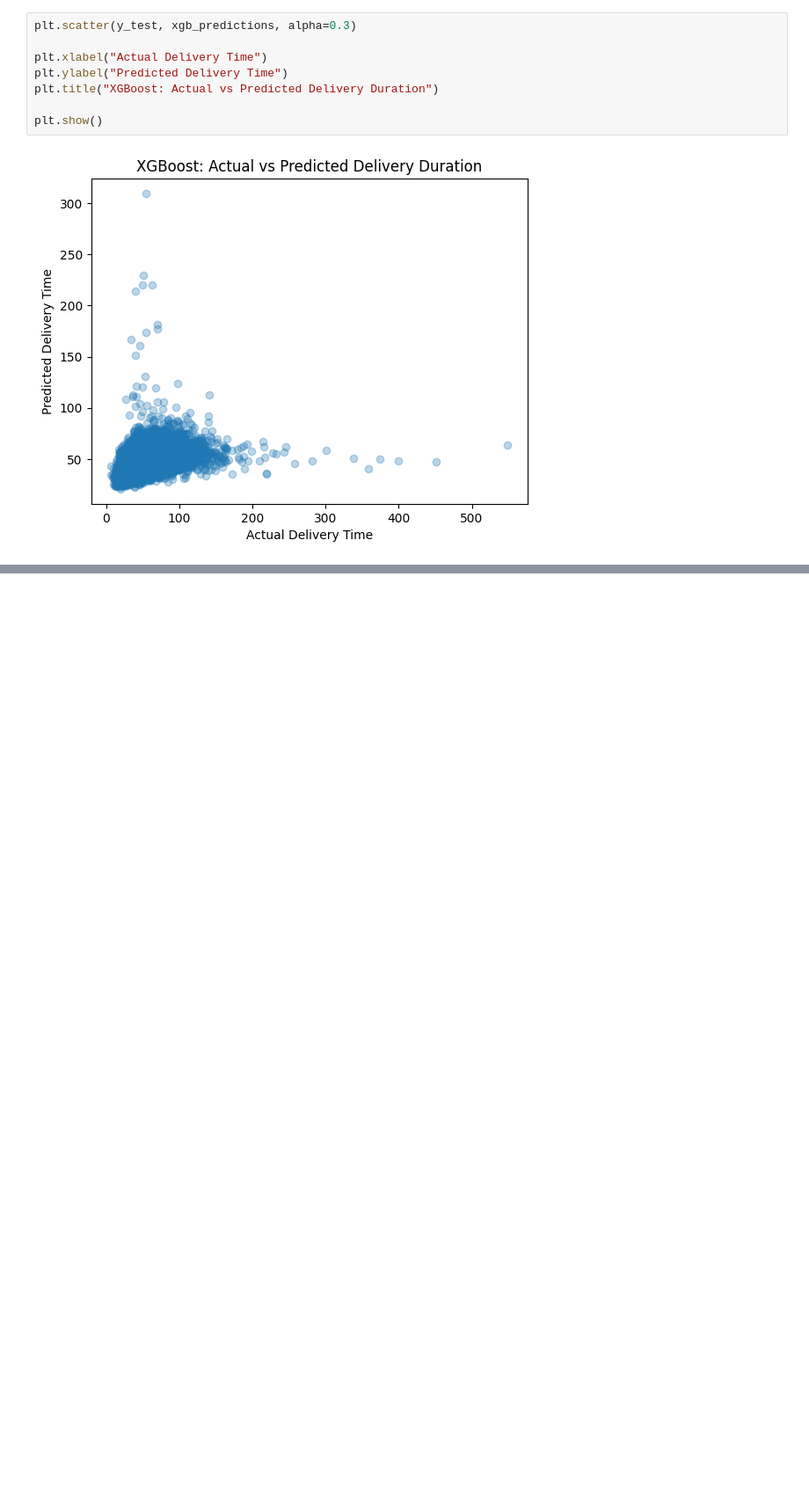
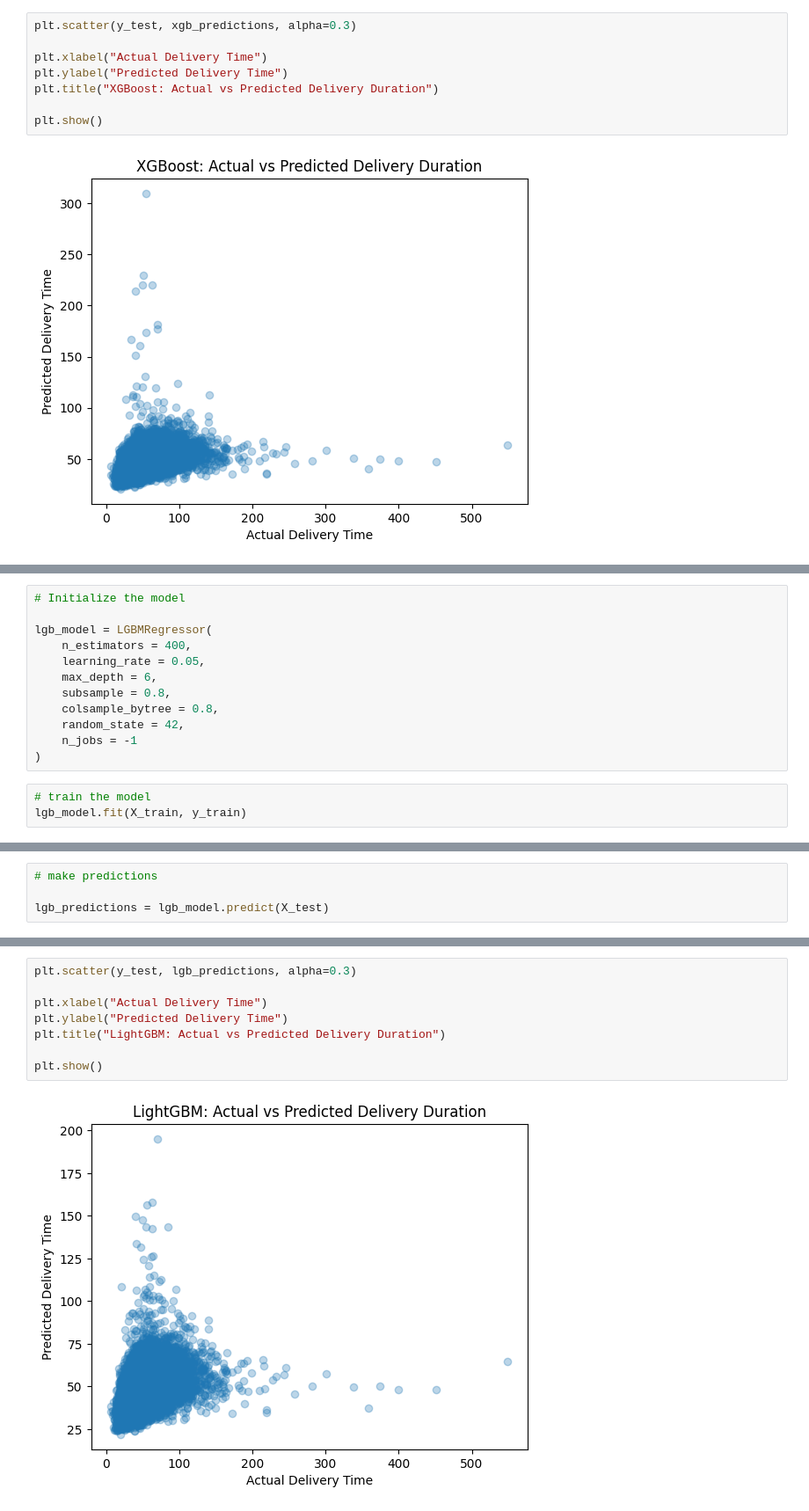
Before and after one commit to sayonyyy/doordash-delivery-duration-prediction, a Jupyter notebook: deliver_duration_prediction.ipynb, the cells around one changed output, grey strips where cells are left out. Shown at 88% size. Drawn from its saved outputs; the diff is of its cells as text; blank space fills up the shorter version.

```diff
--- a/deliver_duration_prediction.ipynb
+++ b/deliver_duration_prediction.ipynb
@@ -554,0 +559,15 @@ plt.show()
+# %%
+# Initialize the model
+
+lgb_model = LGBMRegressor(
+    n_estimators = 400,
+    learning_rate = 0.05,
+    max_depth = 6,
+    subsample = 0.8,
+    colsample_bytree = 0.8,
+    random_state = 42,
+    n_jobs = -1
+)
+# %%
+# train the model
+lgb_model.fit(X_train, y_train)
@@ -554,0 +594,4 @@ plt.show()
+# %%
+# make predictions
+
+lgb_predictions = lgb_model.predict(X_test)
@@ -554,0 +609,10 @@ plt.show()
+# %%
+plt.scatter(y_test, lgb_predictions, alpha=0.3)
+
+plt.xlabel("Actual Delivery Time")
+plt.ylabel("Predicted Delivery Time")
+plt.title("LightGBM: Actual vs Predicted Delivery Duration")
+
+plt.show()
+# %% [output]
+[figure, added]
```
Also changed, not shown: parts of 35 cells of this notebook, 1 other file.
